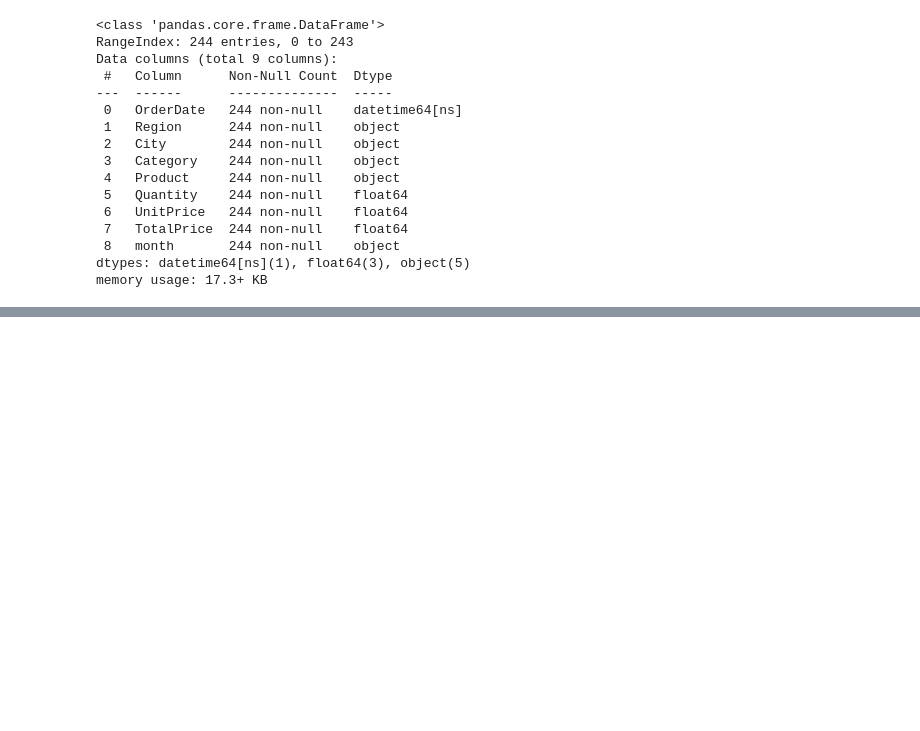
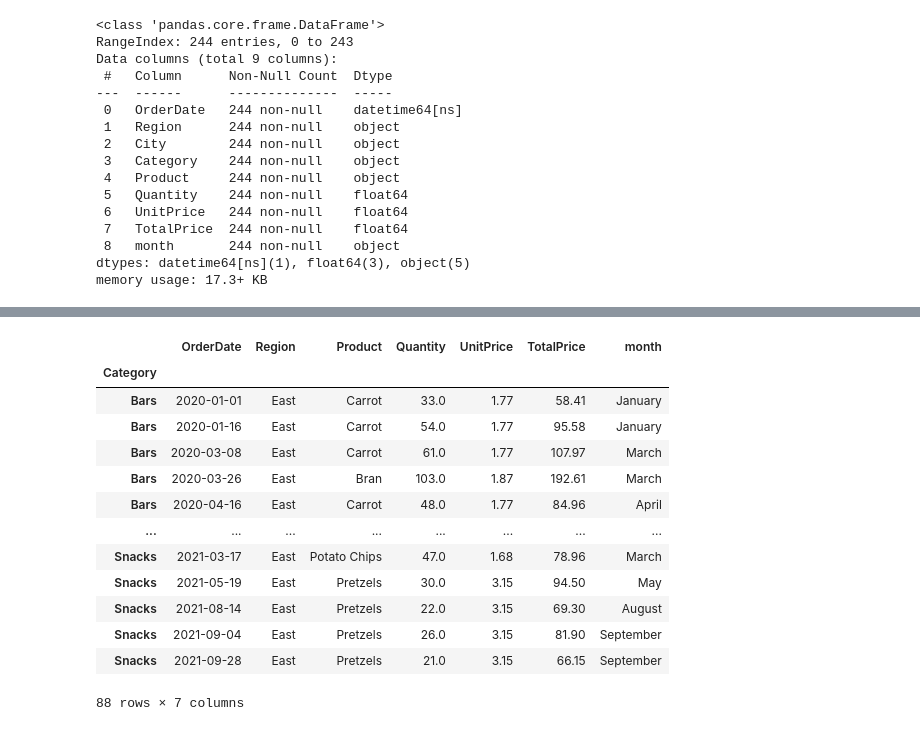
Before and after one commit to sledhead/python_core_test, a Jupyter notebook: excel_test.ipynb, the cells around one changed output, grey strips where cells are left out. Drawn from its saved outputs; the diff is of its cells as text; code cells hidden in the pictures; blank space fills up the shorter version.

```diff
--- a/excel_test.ipynb
+++ b/excel_test.ipynb
@@ -521,0 +575,17 @@ memory usage: 17.3+ KB
+# %%
+df_month_new.loc['Boston']
+# %% [output]
+|  | OrderDate | Region | Product | Quantity | UnitPrice | TotalPrice | month |
+| Category |  |  |  |  |  |  |  |
+| Bars | 2020-01-01 | East | Carrot | 33.0 | 1.77 | 58.41 | January |
+| Bars | 2020-01-16 | East | Carrot | 54.0 | 1.77 | 95.58 | January |
+| Bars | 2020-03-08 | East | Carrot | 61.0 | 1.77 | 107.97 | March |
+| Bars | 2020-03-26 | East | Bran | 103.0 | 1.87 | 192.61 | March |
+| Bars | 2020-04-16 | East | Carrot | 48.0 | 1.77 | 84.96 | April |
+| ... | ... | ... | ... | ... | ... | ... | ... |
+| Snacks | 2021-03-17 | East | Potato Chips | 47.0 | 1.68 | 78.96 | March |
+| Snacks | 2021-05-19 | East | Pretzels | 30.0 | 3.15 | 94.50 | May |
+| Snacks | 2021-08-14 | East | Pretzels | 22.0 | 3.15 | 69.30 | August |
+| Snacks | 2021-09-04 | East | Pretzels | 26.0 | 3.15 | 81.90 | September |
+| Snacks | 2021-09-28 | East | Pretzels | 21.0 | 3.15 | 66.15 | September |
+88 rows × 7 columns
```
Also changed, not shown: parts of 6 cells of this notebook.
